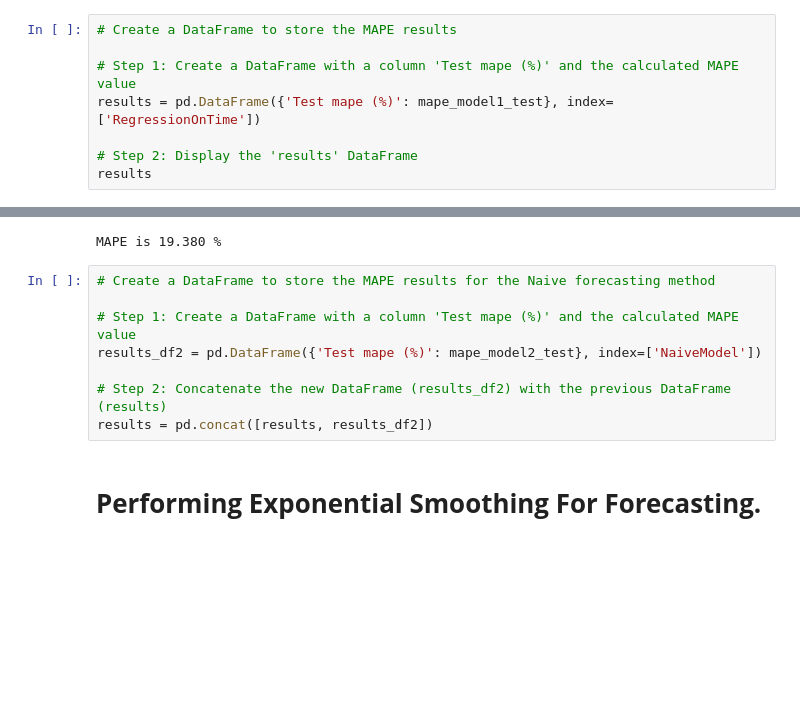
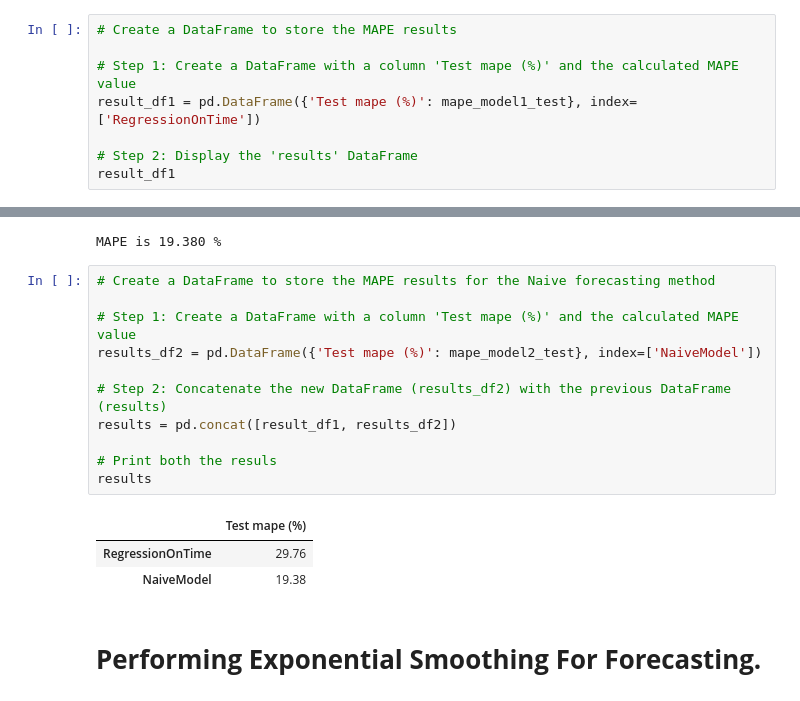
Before and after one commit to dacenish/Gold-Price-ForecastingTSA, a Jupyter notebook: Gold Price Forecasting TSA.ipynb, the cells around one changed output, grey strips where cells are left out. Cells and saved outputs as stored; diff of their text form; blank space fills up the shorter version.

```diff
--- a/Gold Price Forecasting TSA.ipynb
+++ b/Gold Price Forecasting TSA.ipynb
@@ -466,10 +466,10 @@ MAPE is 29.760 %
 # Create a DataFrame to store the MAPE results
 
 # Step 1: Create a DataFrame with a column 'Test mape (%)' and the calculated MAPE value
-results = pd.DataFrame({'Test mape (%)': mape_model1_test}, index=['RegressionOnTime'])
+result_df1 = pd.DataFrame({'Test mape (%)': mape_model1_test}, index=['RegressionOnTime'])
 
 # Step 2: Display the 'results' DataFrame
-results
+result_df1
 # %% [output]
 |  | Test mape (%) |
 | RegressionOnTime | 29.76 |
@@ -539,11 +539,18 @@ MAPE is 19.380 %
 # %%
 # Create a DataFrame to store the MAPE results for the Naive forecasting method
 
 # Step 1: Create a DataFrame with a column 'Test mape (%)' and the calculated MAPE value
 results_df2 = pd.DataFrame({'Test mape (%)': mape_model2_test}, index=['NaiveModel'])
 
 # Step 2: Concatenate the new DataFrame (results_df2) with the previous DataFrame (results)
-results = pd.concat([results, results_df2])
+results = pd.concat([result_df1, results_df2])
+
+# Print both the resuls
+results
+# %% [output]
+|  | Test mape (%) |
+| RegressionOnTime | 29.76 |
+| NaiveModel | 19.38 |
 # %% [markdown]
 # **Performing Exponential Smoothing For Forecasting.**
 # %%
```
Also changed, not shown: parts of 3 cells of this notebook.
